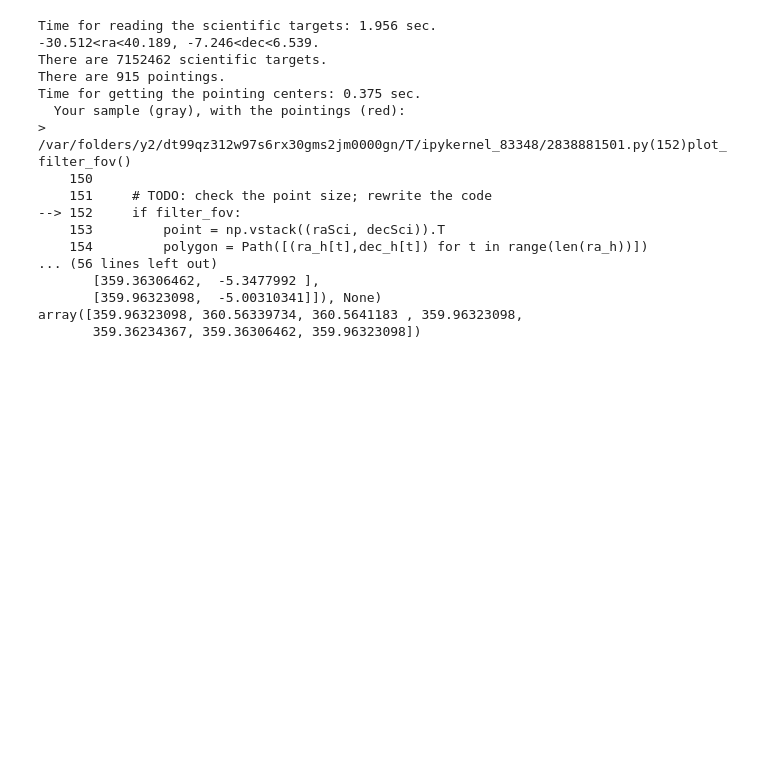
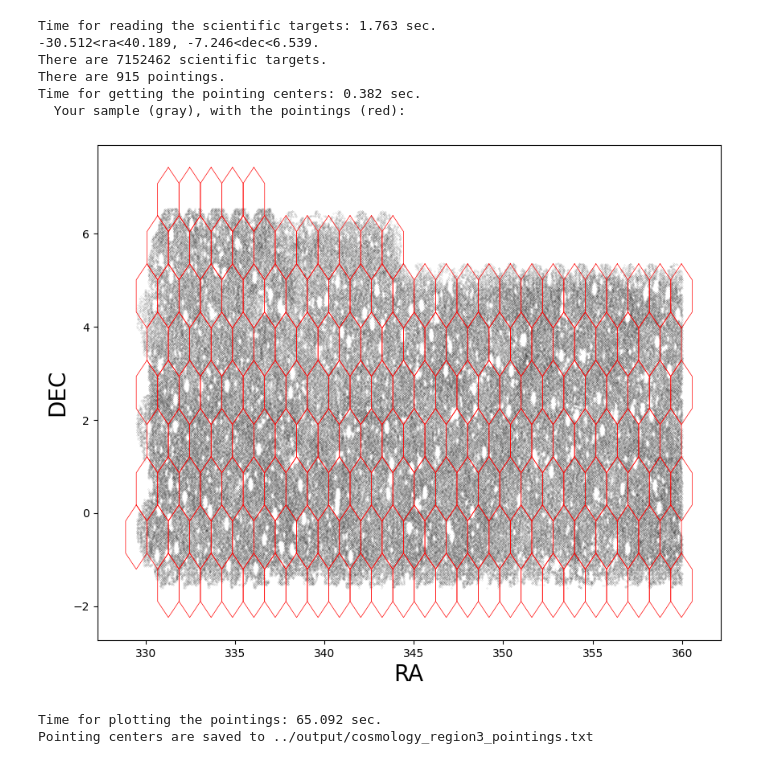
Before and after one commit to jingssrs/pfs_co_fa, a Jupyter notebook: src/pointings.ipynb, the cells around one changed output. Saved outputs shown, nothing was run; the diff lists cells and outputs as text; code cells hidden in the pictures; blank space fills up the shorter version.

```diff
--- a/src/pointings.ipynb
+++ b/src/pointings.ipynb
@@ -32,29 +32,7 @@ def read_targets(data_dir, prefix, fmt='fits'):
 
     return data_table
 
-# read the pointing centers from the file
-def read_pointings(file):
-    """
-    Read pre-defined pointings from a file
-    """
-    try:
-        # first try reading as ecsv format
-        t = Table.read(file, format="ascii.ecsv")
-        return t["R.A."], t['Dec.']
-    except:
-        pass
 
-    with open(file) as f:
-        ras = []
-        decs = []
-        ll = f.readlines()
-        for l in ll[1:]:
-            if not l.startswith("#"):
-                tt = l.split()
-                ra, dec = (float(tt[1]), float(tt[2]))
-                ras.append(ra)
-                decs.append(dec)
-    return ras, decs
 
 # TODO: needs to be revised once the tiling strategy is finalized
 def predefine_pointing_centers(ra_min, ra_max, dec_min, dec_max, xscale=1., yscale=1., diameter=1.38):
@@ -101,7 +79,6 @@ def predefine_pointing_centers(ra_min, ra_max, dec_min, dec_max, xscale=1., ysca
             peak.append([peak_x, peak_y])
 
     return np.array(peak)
-
 
 def save_pointings(peak, filename, fmt='ascii'):
     '''save the pointing centers to a file
@@ -161,12 +138,12 @@ def plot_filter_fov(raP, decP, raSci, decSci, PA=0, n_sci_fov_least=3000, filter
     if len(ra_h_in[0])>0:
         if ra_h[ra_h_in[0][0]]>180:ra_h[ra_h_in[0]]-=360
         elif ra_h[ra_h_in[0][0]]<180:ra_h[ra_h_in[0]]+=360
-        pdb.set_trace()
+        #pdb.set_trace()
 
     # scientific targets
     point = np.vstack((raSci, decSci)).T
 
-    # TODO: check the point size; rewrite the code
+    # TODO: revise the polygon.contains_points for the ra near 0 and 360 cases
     if filter_fov:
         polygon = Path([(ra_h[t],dec_h[t]) for t in range(len(ra_h))])
         index_ = np.where(polygon.contains_points(point)==True)[0]
@@ -227,44 +204,36 @@ if __name__ == "__main__":
     # plot for a small region
     mask_cos = (raCos>300)
     mask_peak_ra = (peaks[:, 0]>300)
 
     plt.figure(figsize=(10, 8))
     print("  Your sample (gray), with the pointings (red):")
     plt.plot(raCos[mask_cos][::10], decCos[mask_cos][::10], 'k.', ms=0.2, alpha=0.5)
 
     mask_peaks_reserved = []
     for peak in peaks[mask_peak_ra]:
         flag_reserved = plot_filter_fov(peak[0], peak[1], raCos[mask_cos], decCos[mask_cos], filter_fov=True)
         mask_peaks_reserved.append(flag_reserved)
 
     plt.xlabel('RA', fontsize=20)
     plt.ylabel('DEC', fontsize=20)
     plt.savefig('../output/figures/%s_fov_plot.png'%(prefix))
     plt.show()
     plt.close()
 
     t3 = time.time()
     print("Time for plotting the pointings: %.3f sec." % (t3-t2))
 
     # save the pointing centers to ascii file
     # TODO: save the reserved pointings of the whole region, not the region masked by mask_peak_ra
     out_dir = '../output/'
-    save_pointings(peaks[mask_peaks_reserved], out_dir+'%s_pointings.txt'% prefix)
+    save_pointings(peaks[mask_peak_ra][mask_peaks_reserved], out_dir+'%s_pointings.txt'% prefix)
 # %% [output]
-Time for reading the scientific targets: 1.956 sec.
+Time for reading the scientific targets: 1.763 sec.
 -30.512<ra<40.189, -7.246<dec<6.539.
 There are 7152462 scientific targets.
 There are 915 pointings.
-Time for getting the pointing centers: 0.375 sec.
+Time for getting the pointing centers: 0.382 sec.
   Your sample (gray), with the pointings (red):
-> /var/folders/y2/dt99qz312w97s6rx30gms2jm0000gn/T/ipykernel_83348/2838881501.py(152)plot_filter_fov()
-    150
-    151     # TODO: check the point size; rewrite the code
---> 152     if filter_fov:
-    153         point = np.vstack((raSci, decSci)).T
-    154         polygon = Path([(ra_h[t],dec_h[t]) for t in range(len(ra_h))])
-... (56 lines left out)
-       [359.36306462,  -5.3477992 ],
-       [359.96323098,  -5.00310341]]), None)
-array([359.96323098, 360.56339734, 360.5641183 , 359.96323098,
-       359.36234367, 359.36306462, 359.96323098])
+[figure, added]
+Time for plotting the pointings: 65.092 sec.
+Pointing centers are saved to ../output/cosmology_region3_pointings.txt
```
Also changed, not shown: 8 other files.
